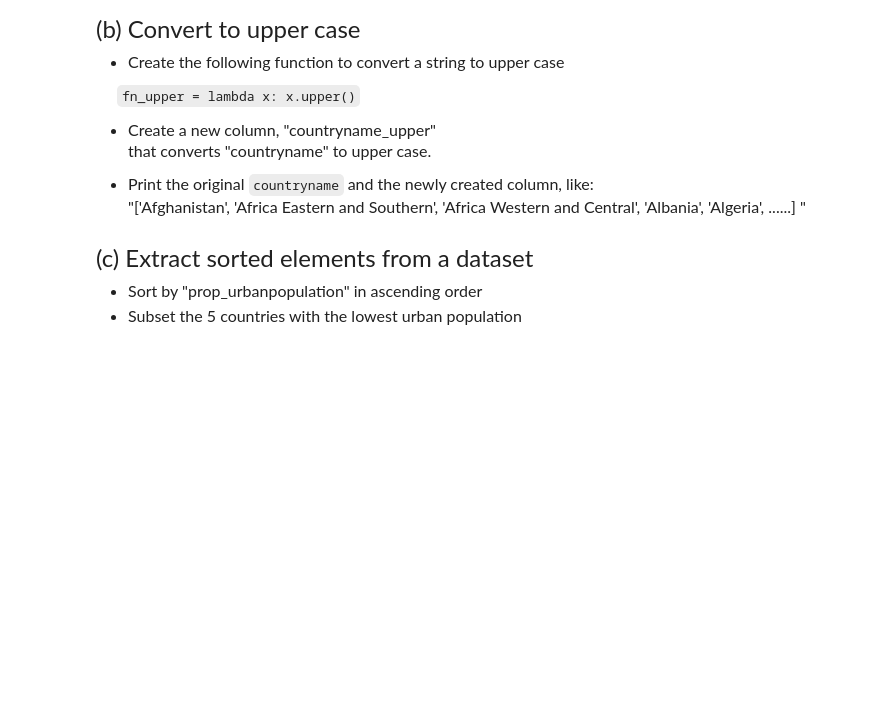
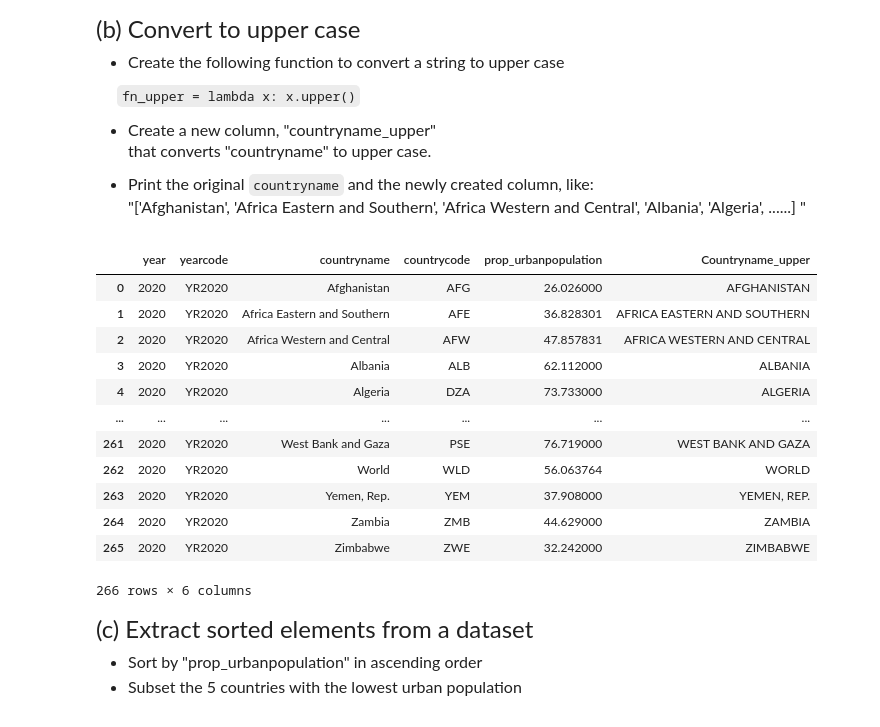
Before and after one commit to howiebrown/qtm151_fall_2023, a Jupyter notebook: assingments/assignment6/assignment6.ipynb, the cells around one changed output. Drawn from its saved outputs; the diff is of its cells as text; code cells hidden in the pictures; blank space fills up the shorter version.

```diff
--- a/assingments/assignment6/assignment6.ipynb
+++ b/assingments/assignment6/assignment6.ipynb
@@ -78,3 +95,23 @@ that converts "countryname" to upper case.
+# %%
+# Write your own code here
+wdi_2020 = pd.read_csv('data/wdi_2020.csv')
+fn_upper = lambda countryname: countryname.upper()
+wdi_2020["Countryname_upper"] = list(map(fn_upper, wdi_2020['countryname']))
+wdi_2020
+# %% [output]
+|  | year | yearcode | countryname | countrycode | prop_urbanpopulation | Countryname_upper |
+| 0 | 2020 | YR2020 | Afghanistan | AFG | 26.026000 | AFGHANISTAN |
+| 1 | 2020 | YR2020 | Africa Eastern and Southern | AFE | 36.828301 | AFRICA EASTERN AND SOUTHERN |
+| 2 | 2020 | YR2020 | Africa Western and Central | AFW | 47.857831 | AFRICA WESTERN AND CENTRAL |
+| 3 | 2020 | YR2020 | Albania | ALB | 62.112000 | ALBANIA |
+| 4 | 2020 | YR2020 | Algeria | DZA | 73.733000 | ALGERIA |
+| ... | ... | ... | ... | ... | ... | ... |
+| 261 | 2020 | YR2020 | West Bank and Gaza | PSE | 76.719000 | WEST BANK AND GAZA |
+| 262 | 2020 | YR2020 | World | WLD | 56.063764 | WORLD |
+| 263 | 2020 | YR2020 | Yemen, Rep. | YEM | 37.908000 | YEMEN, REP. |
+| 264 | 2020 | YR2020 | Zambia | ZMB | 44.629000 | ZAMBIA |
+| 265 | 2020 | YR2020 | Zimbabwe | ZWE | 32.242000 | ZIMBABWE |
+266 rows × 6 columns
 # %% [markdown]
 <font size = "5">
 
```
Also changed, not shown: parts of 10 cells of this notebook, 1 other file.
